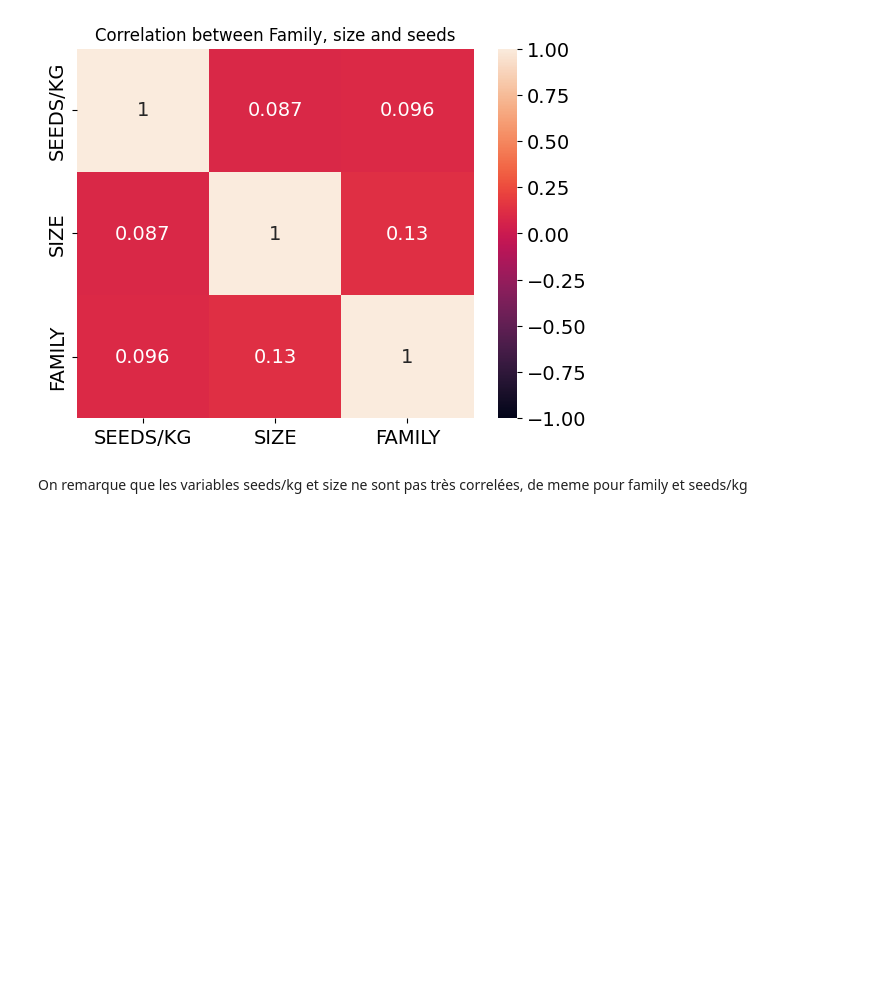
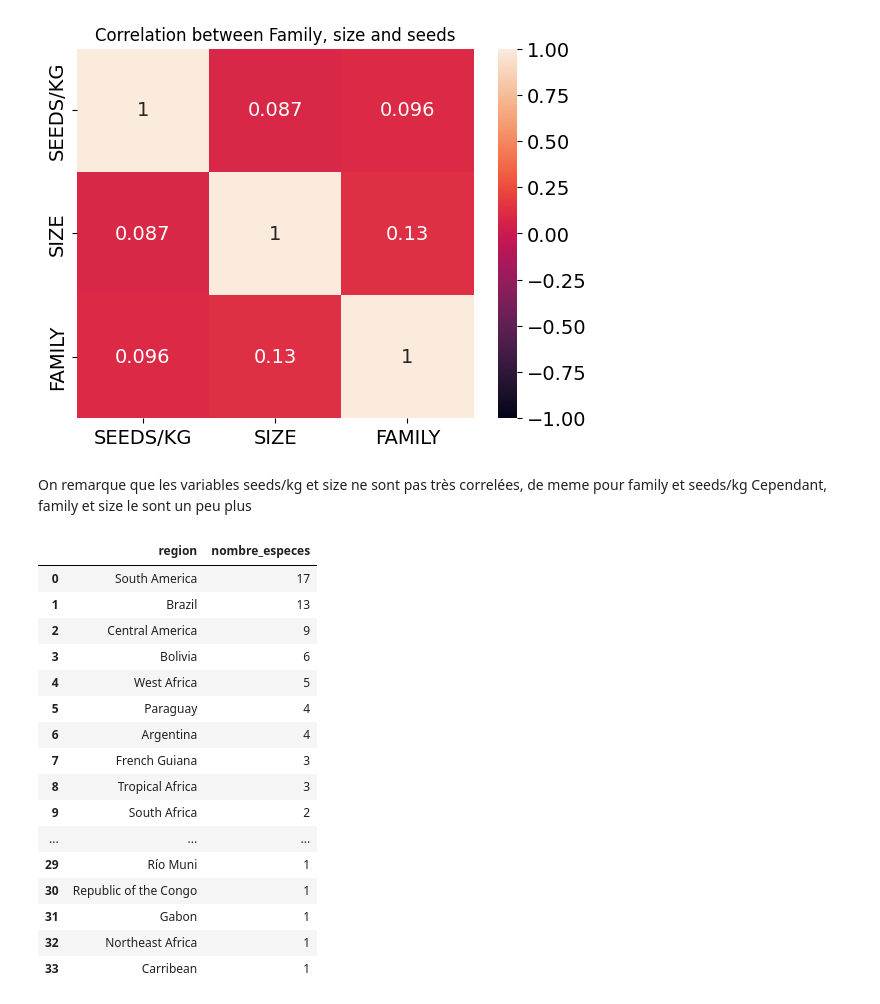
Before and after one commit to CarmelleMeli/testTechniqueMorfo, a Jupyter notebook: test.ipynb, the cells around one changed output. Saved outputs shown, nothing was run; the diff lists cells and outputs as text; code cells hidden in the pictures; blank space fills up the shorter version.

```diff
--- a/test.ipynb
+++ b/test.ipynb
@@ -246,3 +214,32 @@ Text(0.5, 1.0, 'Correlation between Family, size and seeds')
 [figure]
 # %% [markdown]
 On remarque que les variables seeds/kg et size ne sont pas très correlées, de meme pour family et seeds/kg
+Cependant, family et size le sont un peu plus
+# %%
+data = plant_data.iloc[1:,:][['id','REGION OF ORIGIN']].dropna()
+
+result = extract_elements(data['REGION OF ORIGIN'])
+result = result.value_counts()
+result = pd.DataFrame(result)
+result.reset_index(inplace=True)
+
+result.columns = ['region', 'nombre_especes']
+result
+# %% [output]
+|  | region | nombre_especes |
+| 0 | South America | 17 |
+| 1 | Brazil | 13 |
+| 2 | Central America | 9 |
+| 3 | Bolivia | 6 |
+| 4 | West Africa | 5 |
+| 5 | Paraguay | 4 |
+| 6 | Argentina | 4 |
+| 7 | French Guiana | 3 |
+| 8 | Tropical Africa | 3 |
+| 9 | South Africa | 2 |
+| ... | ... | ... |
+| 29 | Río Muni | 1 |
+| 30 | Republic of the Congo | 1 |
+| 31 | Gabon | 1 |
+| 32 | Northeast Africa | 1 |
+| 33 | Carribean | 1 |
```
Also changed, not shown: parts of 14 cells of this notebook.
